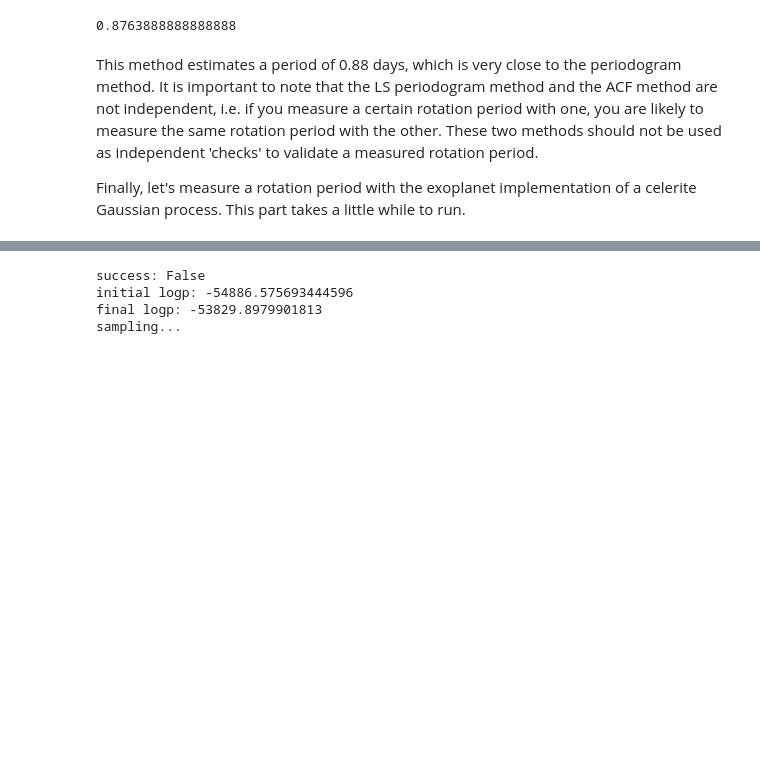
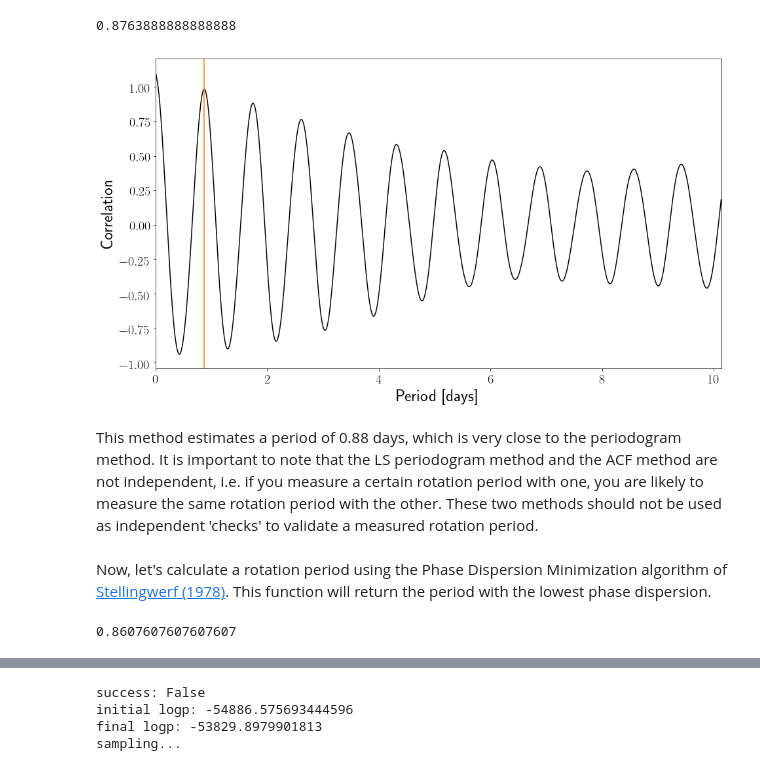
Before and after one commit to RuthAngus/starrotate, a Jupyter notebook: docs/source/_static/notebooks/Tutorial.ipynb, the cells around one changed output, grey strips where cells are left out. Saved outputs shown, nothing was run; the diff lists cells and outputs as text; code cells hidden in the pictures; blank space fills up the shorter version.

```diff
--- a/docs/source/_static/notebooks/Tutorial.ipynb
+++ b/docs/source/_static/notebooks/Tutorial.ipynb
@@ -55,7 +56,17 @@ acf_period = rotate.ACF_rotation(tess_cadence)
 acf_period
 # %% [output]
 0.8763888888888888
+# %%
+rotate.acf_plot()
+# %% [output]
+[figure, added]
 # %% [markdown]
 This method estimates a period of 0.88 days, which is very close to the periodogram method. It is important to note that the LS periodogram method and the ACF method are not independent, i.e. if you measure a certain rotation period with one, you are likely to measure the same rotation period with the other. These two methods should not be used as independent 'checks' to validate a measured rotation period.
-
-Finally, let's measure a rotation period with the exoplanet implementation of a celerite Gaussian process. This part takes a little while to run.
+# %% [markdown]
+Now, let's calculate a rotation period using the Phase Dispersion Minimization algorithm of [Stellingwerf (1978)](https://ui.adsabs.harvard.edu/abs/1978ApJ...224..953S/abstract). This function will return the period with the lowest phase dispersion.
+# %%
+period_grid = np.linspace(.1, 2, 1000)
+pdm_period = rotate.PDM(period_grid, pdm_nbins=10)  # Set the number of bins to 10
+print(pdm_period)
+# %% [output]
+0.8607607607607607
```
Also changed, not shown: parts of 16 cells of this notebook.
